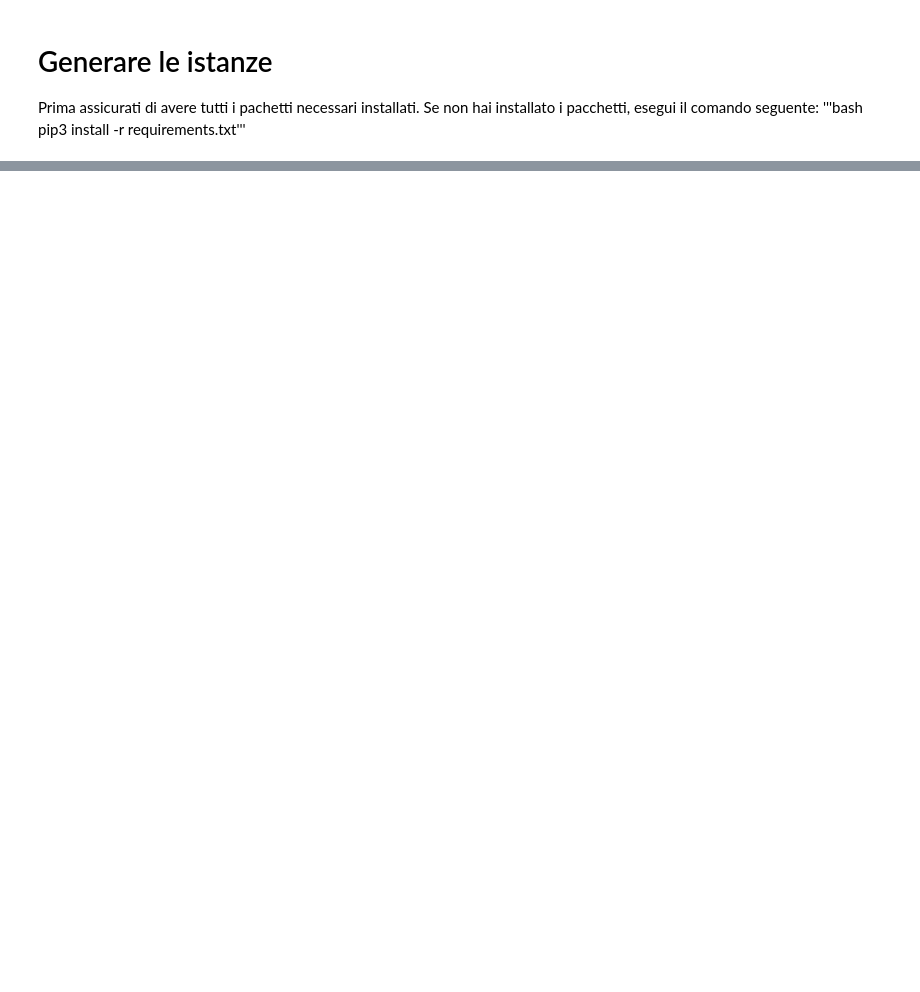
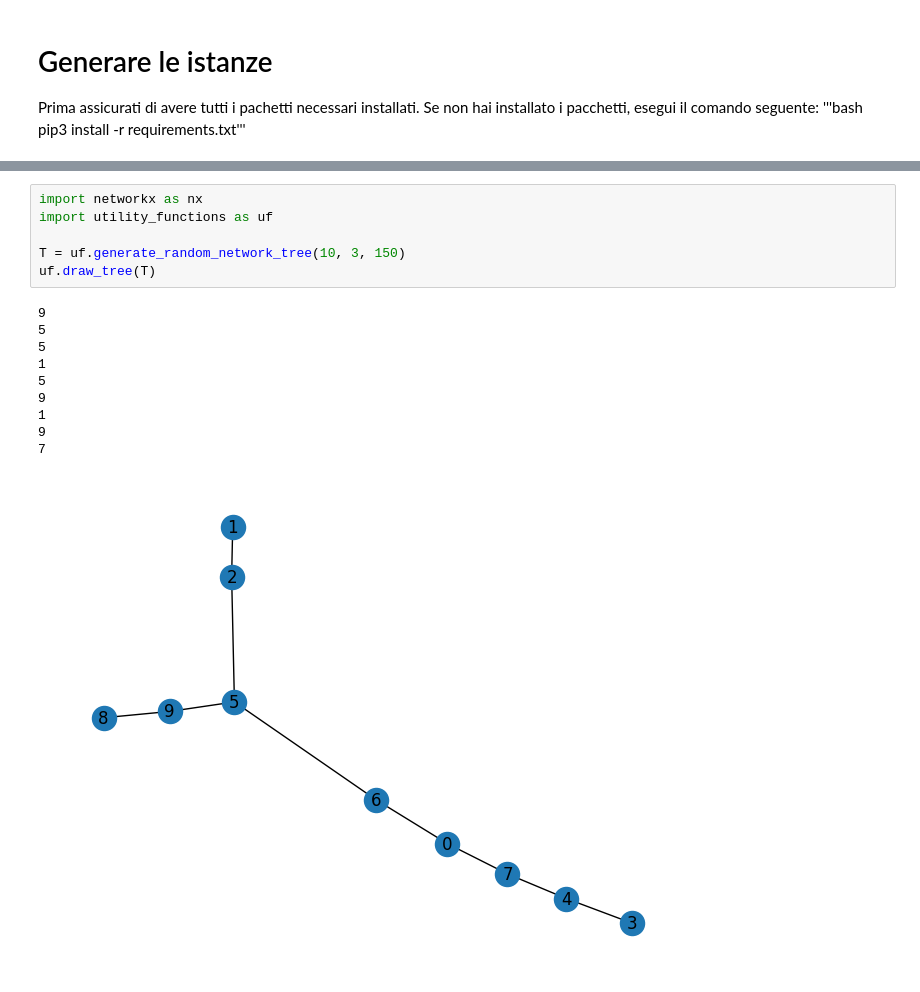
Before and after one commit to marielean/ChargingStations, a Jupyter notebook: ChargingStation.ipynb, the cells around one changed output, grey strips where cells are left out. Saved outputs shown, nothing was run; the diff lists cells and outputs as text; blank space fills up the shorter version.

```diff
--- a/ChargingStation.ipynb
+++ b/ChargingStation.ipynb
@@ -84,0 +94,17 @@ print(get_weight_to_edges(T))
+# %%
+import networkx as nx
+import utility_functions as uf
+
+T = uf.generate_random_network_tree(10, 3, 150)
+uf.draw_tree(T)
+# %% [output]
+9
+5
+5
+1
+5
+9
+1
+9
+7
+[figure, added]
```
Also changed, not shown: parts of 4 cells of this notebook, 1 other file.
